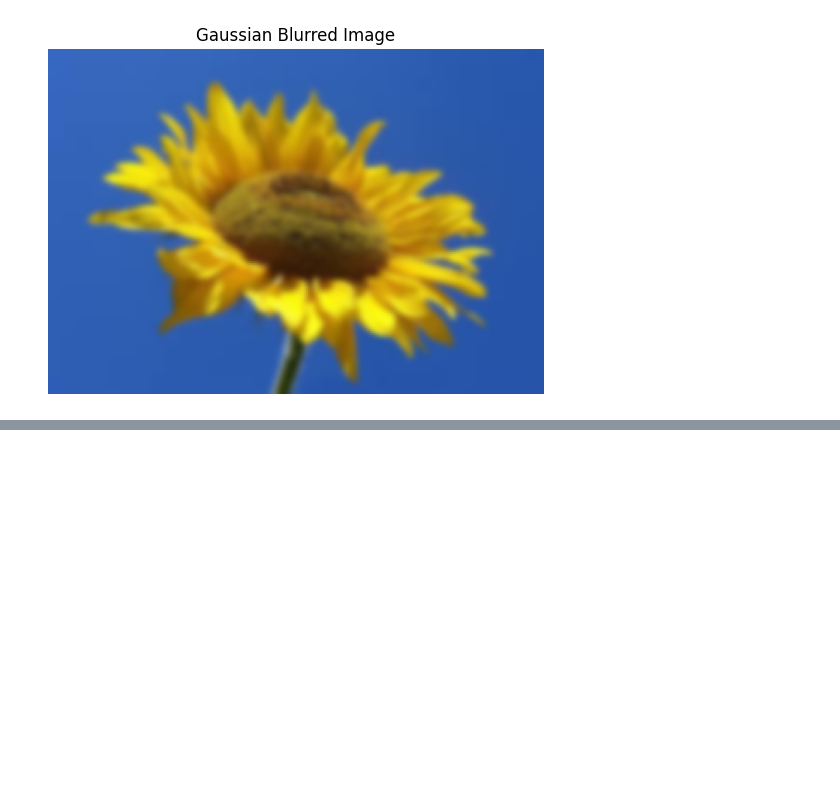
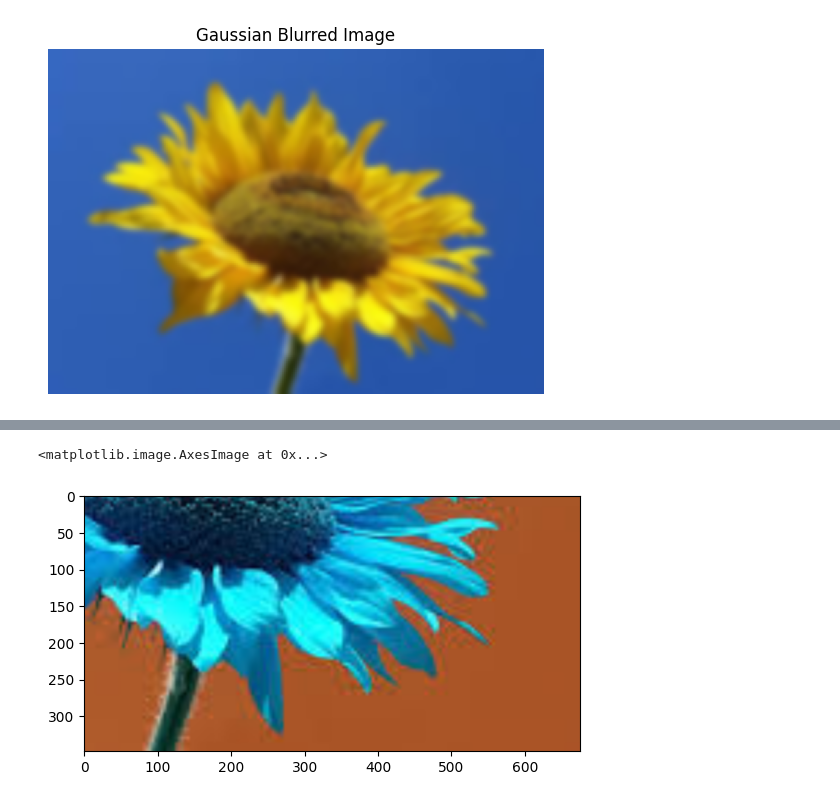
Before and after one commit to JARRIPOTHULARAKESH/CPT, a Jupyter notebook: day_2_internship.ipynb, the cells around one changed output, grey strips where cells are left out. Cells and saved outputs as stored; diff of their text form; code cells hidden in the pictures; blank space fills up the shorter version.

```diff
--- a/day_2_internship.ipynb
+++ b/day_2_internship.ipynb
@@ -146,0 +154,8 @@ plt.show()
+# %%
+#Resizing Images
+#The function resize resizes the image src down to or up to the specified size. The size and type are derived from the src,dsize,fx, and fy.
+resized_cropped_region_2x = cv2.resize(cropped_region, None, fx=4, fy=4)
+plt.imshow(resized_cropped_region_2x)
+# %% [output]
+<matplotlib.image.AxesImage at 0x...>
+[figure, added]
```
Also changed, not shown: parts of 3 cells of this notebook.
